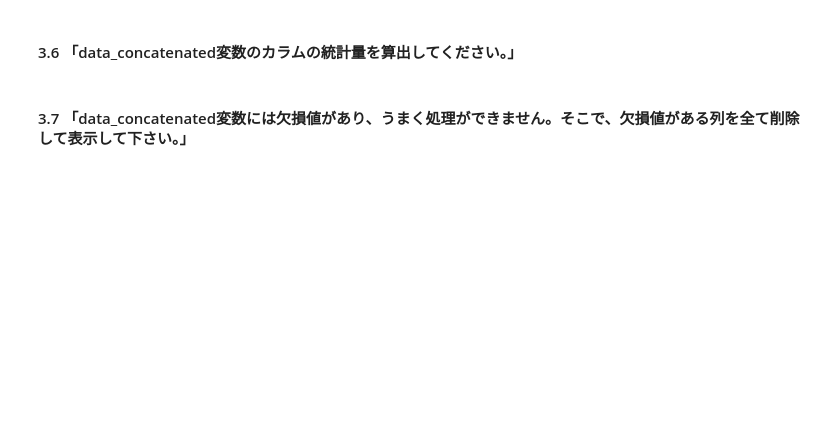
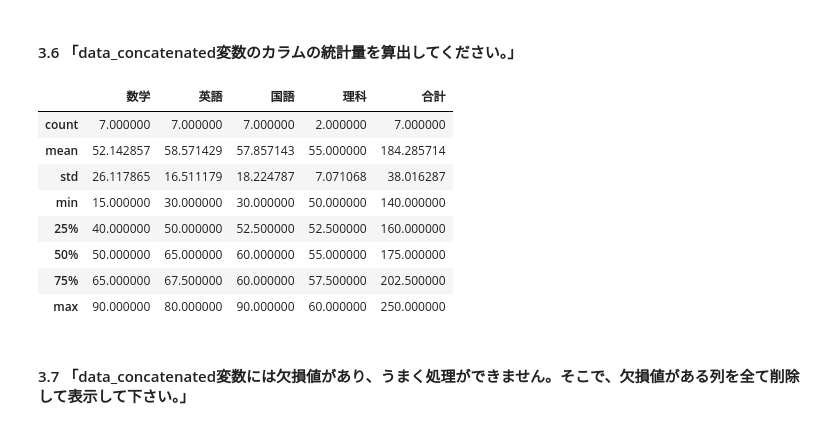
Before and after one commit to kaigitt/GoogleColab, a Jupyter notebook: pandas_editor_ipynb_のコピー.ipynb, the cells around one changed output. Saved outputs shown, nothing was run; the diff lists cells and outputs as text; code cells hidden in the pictures; blank space fills up the shorter version.

```diff
--- a/pandas_editor_ipynb_のコピー.ipynb
+++ b/pandas_editor_ipynb_のコピー.ipynb
@@ -205,4 +270,16 @@ e_data = pd.DataFrame({'name':['D', 'E', 'F'],'国語':[60, 30, 45],'数学':[50
 # %% [markdown]
 #### 3.6 「data_concatenated変数のカラムの統計量を算出してください。」
+# %%
+data_concatenated.describe()
+# %% [output]
+|  | 数学 | 英語 | 国語 | 理科 | 合計 |
+| count | 7.000000 | 7.000000 | 7.000000 | 2.000000 | 7.000000 |
+| mean | 52.142857 | 58.571429 | 57.857143 | 55.000000 | 184.285714 |
+| std | 26.117865 | 16.511179 | 18.224787 | 7.071068 | 38.016287 |
+| min | 15.000000 | 30.000000 | 30.000000 | 50.000000 | 140.000000 |
+| 25% | 40.000000 | 50.000000 | 52.500000 | 52.500000 | 160.000000 |
+| 50% | 50.000000 | 65.000000 | 60.000000 | 55.000000 | 175.000000 |
+| 75% | 65.000000 | 67.500000 | 60.000000 | 57.500000 | 202.500000 |
+| max | 90.000000 | 80.000000 | 90.000000 | 60.000000 | 250.000000 |
 # %% [markdown]
 #### 3.7 「data_concatenated変数には欠損値があり、うまく処理ができません。そこで、欠損値がある列を全て削除して表示して下さい。」
```
Also changed, not shown: parts of 25 cells of this notebook.
